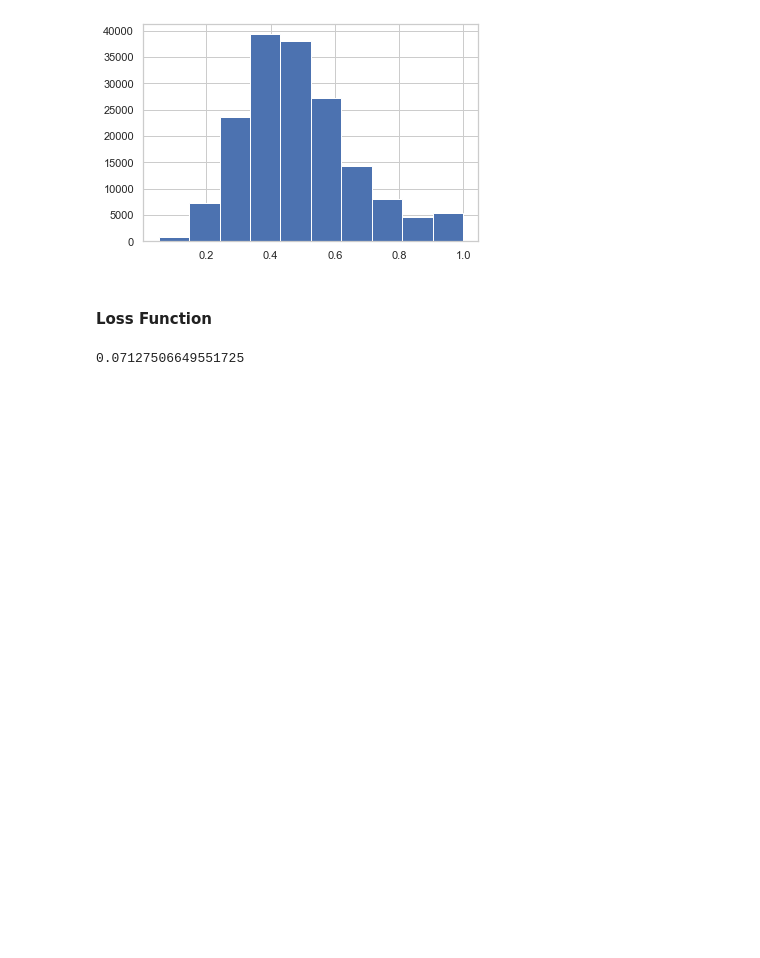
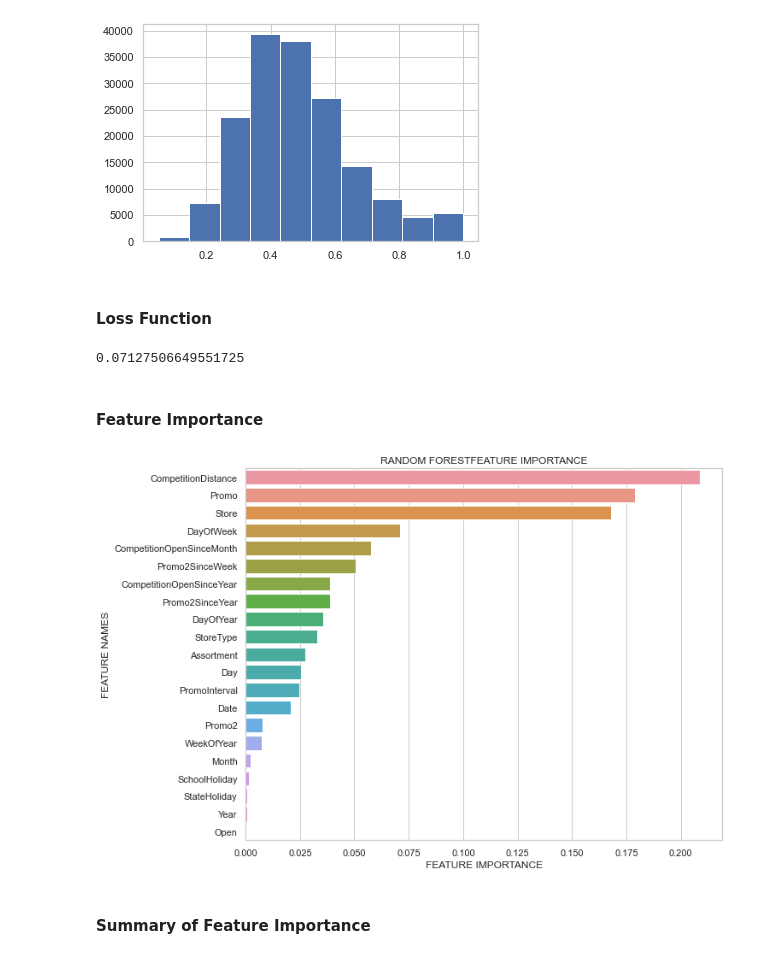
Before and after one commit to bkget/Pharmaceutical-Sales-Prediction, a Jupyter notebook: notebooks/3.ml_prediction.ipynb, the cells around one changed output. Saved outputs shown, nothing was run; the diff lists cells and outputs as text; code cells hidden in the pictures; blank space fills up the shorter version.

Commit message:
Feature importance

```diff
--- a/notebooks/3.ml_prediction.ipynb
+++ b/notebooks/3.ml_prediction.ipynb
@@ -198,3 +198,32 @@ error=rmspe(y_train_test,Y_pred)
 error
 # %% [output]
 0.07127506649551725
+# %% [markdown]
+#### Feature Importance
+# %%
+def plot_feature_importance(importance,names,model_type):
+    # Create arrays from feature importance and feature names
+    feature_importance = np.array(importance)
+    feature_names = np.array(names)
+
+    #Create a DataFrame using a Dictionary
+    data={'feature_names':feature_names,'feature_importance':feature_importance}
+    fi_df = pd.DataFrame(data)
+
+    #Sort the DataFrame in order decreasing feature importance
+    fi_df.sort_values(by=['feature_importance'], ascending=False,inplace=True)
+
+    #Define size of bar plot
+    plt.figure(figsize=(10,8))
+    #Plot Searborn bar chart
+    sns.barplot(x=fi_df['feature_importance'], y=fi_df['feature_names'])
+    #Add chart labels
+    plt.title(model_type + 'FEATURE IMPORTANCE')
+    plt.xlabel('FEATURE IMPORTANCE')
+    plt.ylabel('FEATURE NAMES')
+# %%
+plot_feature_importance(regressor_validation.feature_importances_,x_train.columns,'RANDOM FOREST')
+# %% [output]
+[figure, added]
+# %% [markdown]
+#### Summary of Feature Importance
```
Also changed, not shown: parts of 1 cell of this notebook.
